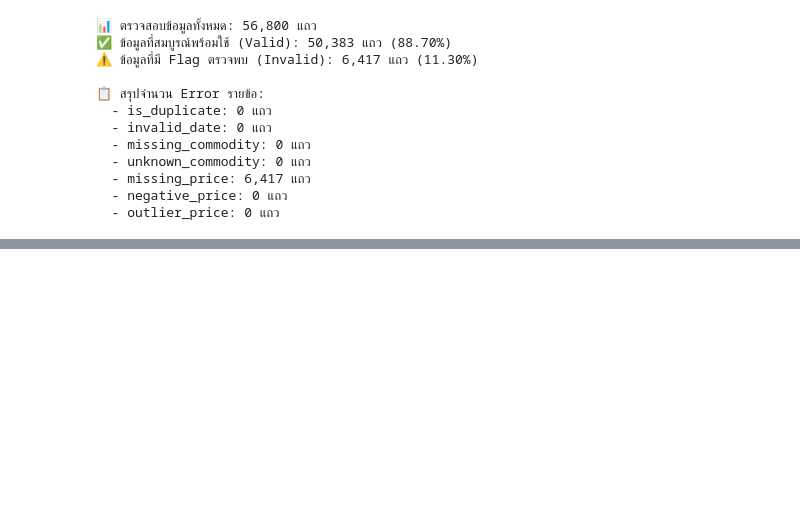
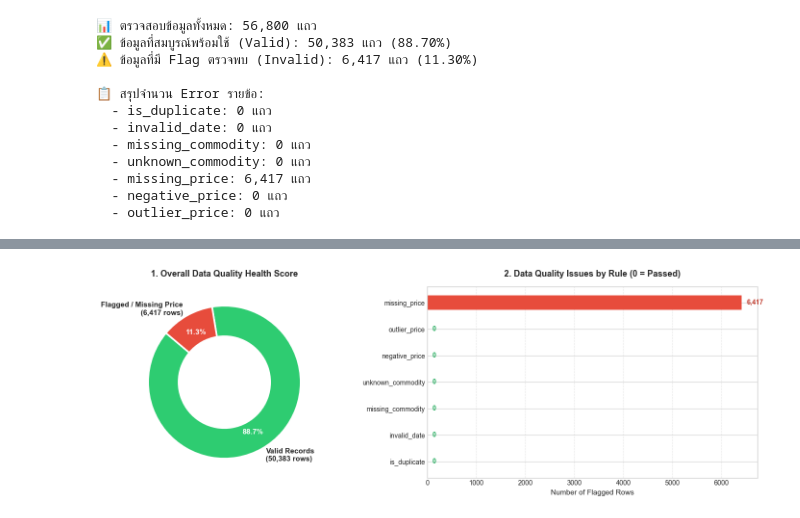
Before and after one commit to Kitisak13/project-airflow-mhesi, a Jupyter notebook: world_bank_commodity_etl.ipynb, the cells around one changed output, grey strips where cells are left out. Drawn from its saved outputs; the diff is of its cells as text; code cells hidden in the pictures; blank space fills up the shorter version.

```diff
--- a/world_bank_commodity_etl.ipynb
+++ b/world_bank_commodity_etl.ipynb
@@ -264,0 +198,89 @@ print(json.dumps(report, ensure_ascii=False, indent=2))
+# %%
+# ลง library matplotlib และ seaborn
+import matplotlib.pyplot as plt
+import seaborn as sns
+
+# Clean, professional modern style
+plt.style.use('seaborn-v0_8-whitegrid' if 'seaborn-v0_8-whitegrid' in plt.style.available else 'default')
+
+
+# ภาพเซ็ต 1 : สร้าง Figure และ Subplot จำนวน 2 ภาพเรีรยงตามแนวนอน
+fig, axes = plt.subplots(1, 2, figsize=(15, 5))
+
+# Chart 1: Donut Chart - Valid vs Flagged Records
+valid_cnt = df["is_valid"].sum()
+invalid_cnt = (~df["is_valid"]).sum()
+labels = [f"Valid Records\n({valid_cnt:,} rows)", f"Flagged / Missing Price\n({invalid_cnt:,} rows)"]
+colors = ["#2ecc71", "#e74c3c"]
+
+wedges, texts, autotexts = axes[0].pie(
+    [valid_cnt, invalid_cnt],
+    labels=labels,
+    autopct="%1.1f%%",
+    startangle=140,
+    colors=colors,
+    pctdistance=0.75,
+    textprops={"fontsize": 11, "fontweight": "bold"},
+    wedgeprops=dict(width=0.4, edgecolor="white", linewidth=2.5)
+)
+for at in autotexts:
+    at.set_color("white")
+axes[0].set_title("1. Overall Data Quality Health Score", fontsize=13, fontweight="bold", pad=15)
+
+# Chart 2: Horizontal Bar - Issue Breakdown by Rule
+flag_summary = df[flag_cols].sum().reset_index()
+flag_summary.columns = ["Rule", "Count"]
+flag_summary = flag_summary.sort_values(by="Count", ascending=True)
+
+bar_colors = ["#e74c3c" if c > 0 else "#27ae60" for c in flag_summary["Count"]]
+bars = axes[1].barh(flag_summary["Rule"], flag_summary["Count"], color=bar_colors, height=0.55)
+axes[1].set_title("2. Data Quality Issues by Rule (0 = Passed)", fontsize=13, fontweight="bold", pad=15)
+axes[1].set_xlabel("Number of Flagged Rows", fontsize=11)
+axes[1].grid(axis="x", linestyle="--", alpha=0.5)
+
+# Label values at the end of each bar
+for bar in bars:
+    w = bar.get_width()
+    axes[1].text(w + 100, bar.get_y() + bar.get_height()/2, f"{int(w):,}",
+                 va="center", ha="left", fontsize=10, fontweight="bold",
+                 color="#c0392b" if w > 0 else "#27ae60")
+
+plt.tight_layout()
+plt.show()
+
+
+# ภาพเซ็ต 2 : Missing Price  by Category & Timeline
+
+fig, axes = plt.subplots(1, 2, figsize=(16, 5))
+
+# Chart 3: Missing Price % by Product Group
+group_stat = df.groupby("Group_Product")["missing_price"].agg(total="count", missing="sum").reset_index()
+group_stat["missing_pct"] = (group_stat["missing"] / group_stat["total"]) * 100
+group_stat = group_stat.sort_values(by="missing_pct", ascending=False)
+
+sns.barplot(data=group_stat, x="missing_pct", y="Group_Product", ax=axes[0], palette="YlOrRd_r")
+axes[0].set_title("3. Missing Price Rate by Product Group (%)", fontsize=13, fontweight="bold", pad=12)
+axes[0].set_xlabel("Missing Price (%)", fontsize=11)
+axes[0].set_ylabel("Product Group", fontsize=11)
+for i, row in group_stat.reset_index(drop=True).iterrows():
+    axes[0].text(row["missing_pct"] + 0.3, i, f"{row['missing_pct']:.1f}% ({row['missing']:,})",
+                 va="center", fontsize=9, fontweight="bold")
+
+# Chart 4: Historical Completeness Trend (1960 - Present)
+df["Year"] = pd.to_datetime(df["Date"]).dt.year
+yearly_avail = df.groupby("Year")["Price"].apply(lambda x: (x.notna().mean()) * 100).reset_index()
+
+axes[1].plot(yearly_avail["Year"], yearly_avail["Price"], color="#2980b9", linewidth=2.2, label="Actual Availability %")
+axes[1].fill_between(yearly_avail["Year"], yearly_avail["Price"], 60, color="#3498db", alpha=0.15)
+axes[1].set_title("4. Historical Data Completeness Trend (1960 - Present)", fontsize=13, fontweight="bold", pad=12)
+axes[1].set_xlabel("Year", fontsize=11)
+axes[1].set_ylabel("Data Availability (% Non-missing)", fontsize=11)
+axes[1].set_ylim(60, 105)
+axes[1].axhline(100, color="#27ae60", linestyle="--", alpha=0.7, label="100% Target Completeness")
+axes[1].grid(True, linestyle="--", alpha=0.5)
+axes[1].legend(loc="lower right")
+
+plt.tight_layout()
+plt.show()
+# %% [output]
+[figure, added]
```
Also changed, not shown: parts of 17 cells of this notebook, 5 other files.
